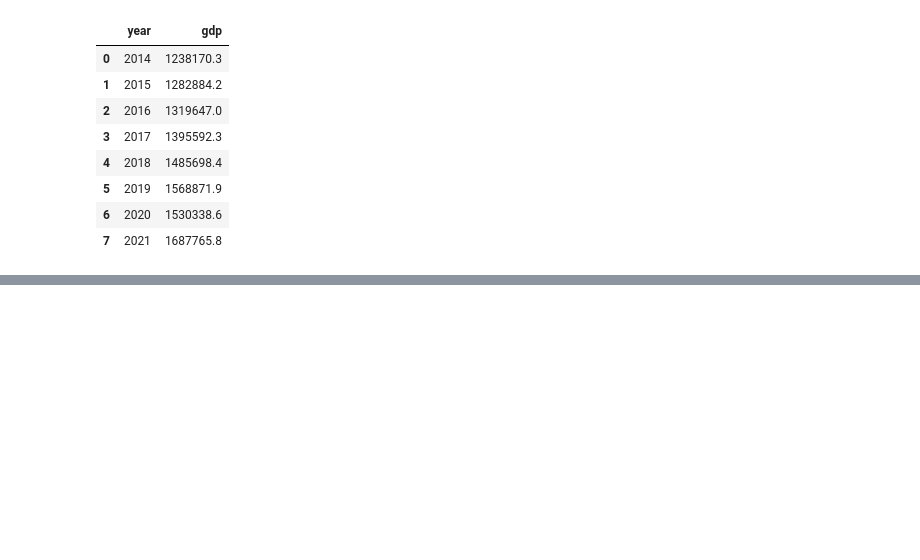
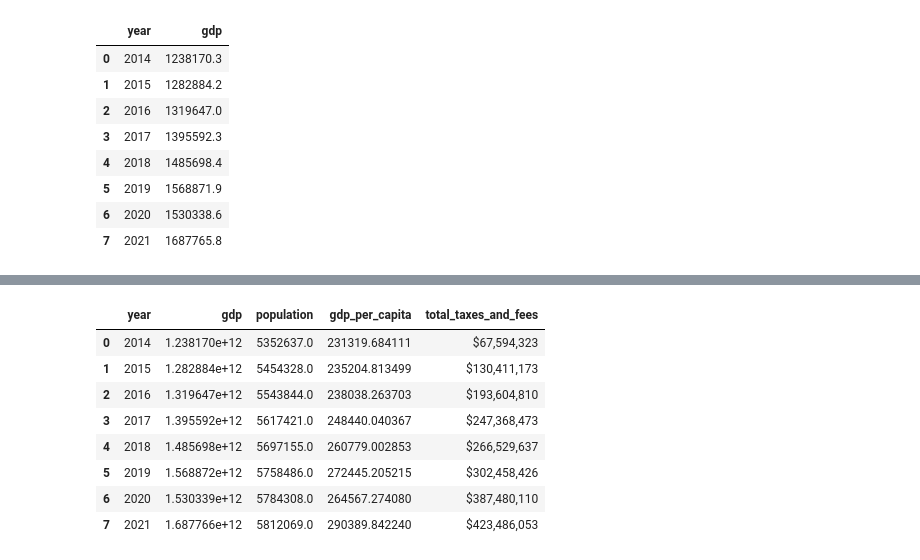
Before and after one commit to jho97/specs_capstone, a Jupyter notebook: visualized_data/state_gdp_per_capita.ipynb, the cells around one changed output, grey strips where cells are left out. Cells and saved outputs as stored; diff of their text form; code cells hidden in the pictures; blank space fills up the shorter version.

```diff
--- a/visualized_data/state_gdp_per_capita.ipynb
+++ b/visualized_data/state_gdp_per_capita.ipynb
@@ -114,0 +267,15 @@ co_gdp_year
+# %%
+mj_tax_revenue = co_mj_tax["total_taxes_and_fees"]
+# %%
+merged_df = merged_df.join(mj_tax_revenue)
+merged_df
+# %% [output]
+|  | year | gdp | population | gdp_per_capita | total_taxes_and_fees |
+| 0 | 2014 | 1.238170e+12 | 5352637.0 | 231319.684111 | $67,594,323 |
+| 1 | 2015 | 1.282884e+12 | 5454328.0 | 235204.813499 | $130,411,173 |
+| 2 | 2016 | 1.319647e+12 | 5543844.0 | 238038.263703 | $193,604,810 |
+| 3 | 2017 | 1.395592e+12 | 5617421.0 | 248440.040367 | $247,368,473 |
+| 4 | 2018 | 1.485698e+12 | 5697155.0 | 260779.002853 | $266,529,637 |
+| 5 | 2019 | 1.568872e+12 | 5758486.0 | 272445.205215 | $302,458,426 |
+| 6 | 2020 | 1.530339e+12 | 5784308.0 | 264567.274080 | $387,480,110 |
+| 7 | 2021 | 1.687766e+12 | 5812069.0 | 290389.842240 | $423,486,053 |
```
Also changed, not shown: parts of 37 cells of this notebook, 1 other file.
